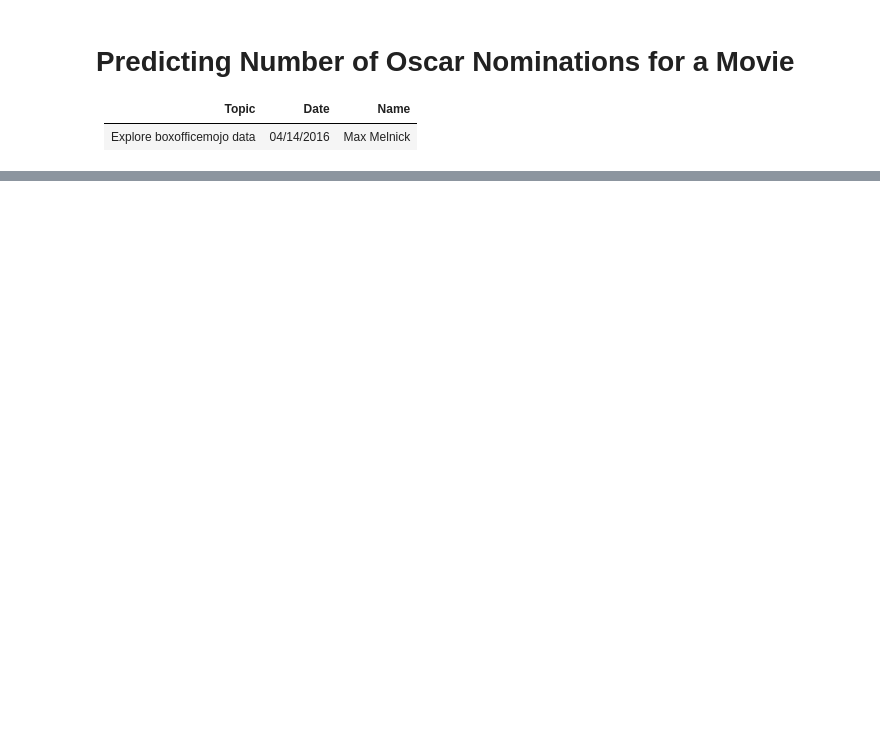
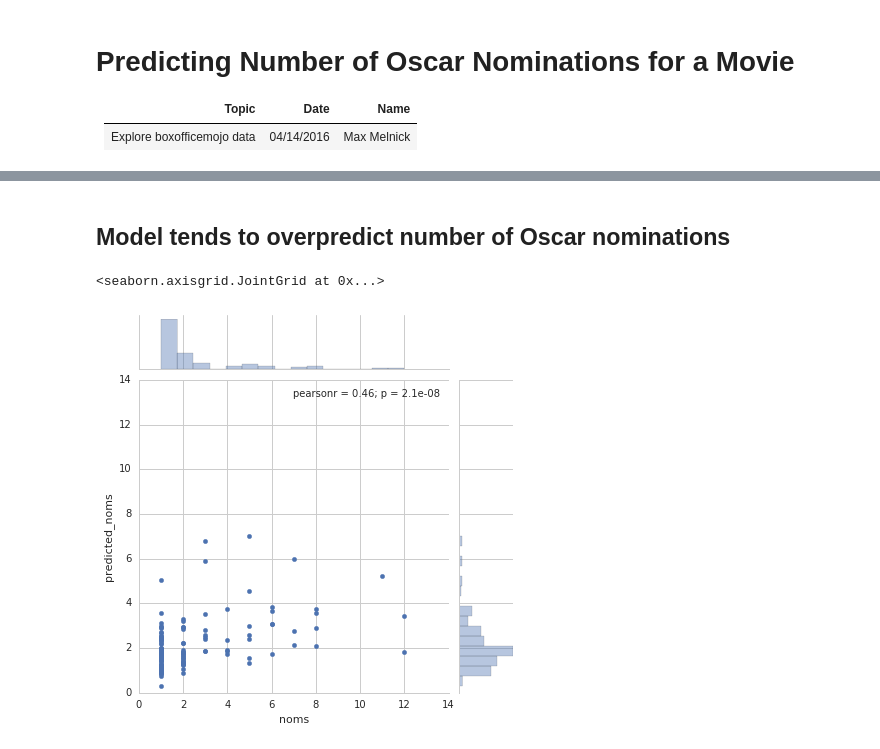
Before and after one commit to maxmelnick/movie_scraping, a Jupyter notebook: Predicting Number of Oscar Nominations for a Movie.ipynb, the cells around one changed output, grey strips where cells are left out. Saved outputs shown, nothing was run; the diff lists cells and outputs as text; code cells hidden in the pictures; blank space fills up the shorter version.

```diff
--- a/Predicting Number of Oscar Nominations for a Movie.ipynb
+++ b/Predicting Number of Oscar Nominations for a Movie.ipynb
@@ -396,0 +919,10 @@ df.head()
+# %%
+X = df_transformed.drop('noms_adj', 1)
+X['Intercept'] = 1
+y = df_transformed['noms_adj']
+
+# print y.value_counts()
+
+results = runModel(X,y)
+
+results[0].summary()
@@ -396,0 +969,7 @@ df.head()
+# %%
+final = archived_df.merge(results[1])
+# %%
+final['noms'] = final['noms'].astype('float64')
+final['error'] = final['predicted_noms'] - final['noms']
+final['sq_error'] = final['error']**2
+final['opening_weekend_gross'] = np.e**final['opening_weekend_gross']
@@ -396,0 +1021,7 @@ df.head()
+# %% [markdown]
+## Model tends to overpredict number of Oscar nominations
+# %%
+sns.jointplot(x='noms', y='predicted_noms', data=final, xlim=(0,14), ylim=(0,14))
+# %% [output]
+<seaborn.axisgrid.JointGrid at 0x...>
+[figure, added]
```
Also changed, not shown: parts of 52 cells of this notebook.
